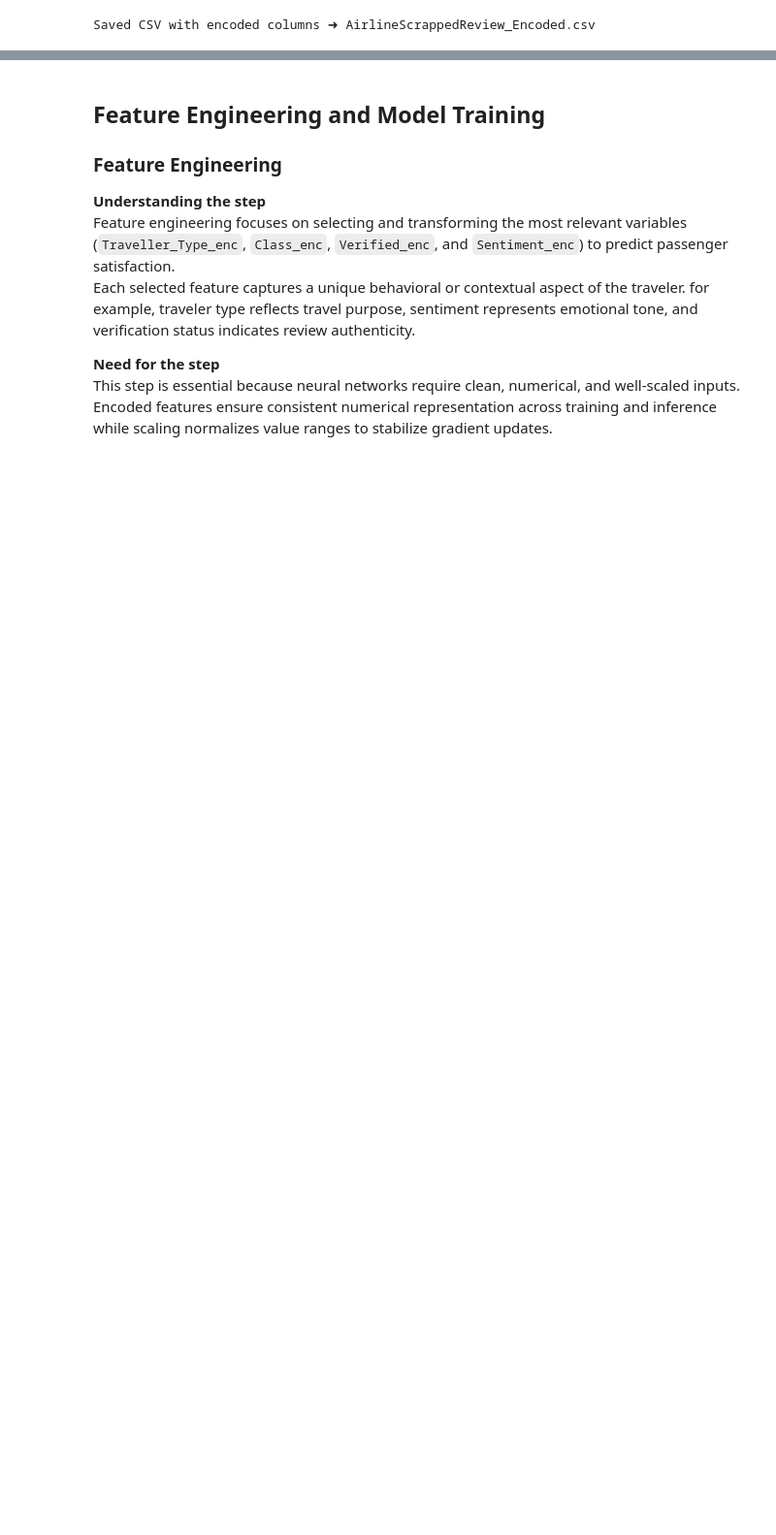
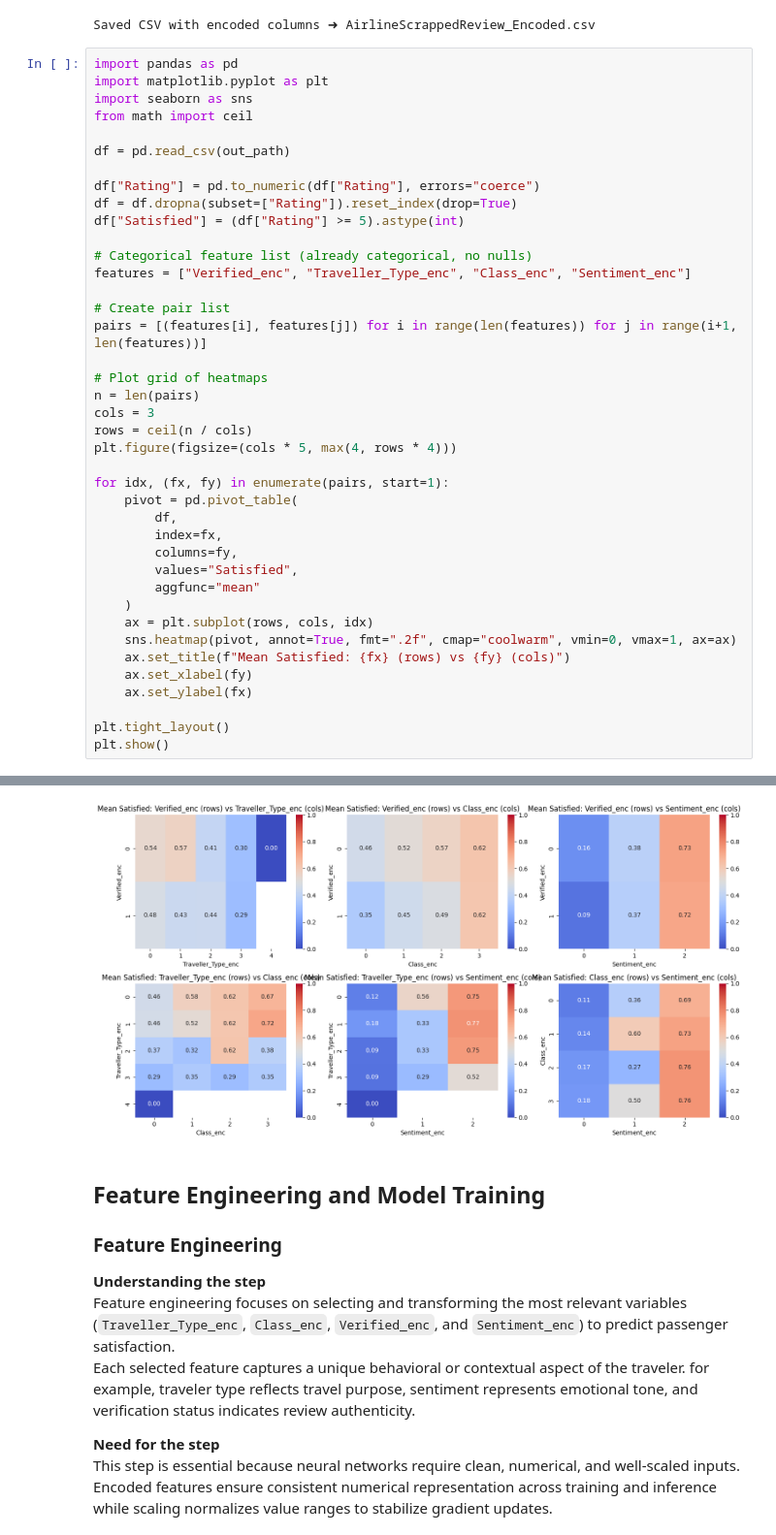
Before and after one commit to malakelmasry/AirlineCustomerHolidayBooking-Team123, a Jupyter notebook: milestone1-team123.ipynb, the cells around one changed output, grey strips where cells are left out. Shown at 97% size. Saved outputs shown, nothing was run; the diff lists cells and outputs as text; blank space fills up the shorter version.

```diff
--- a/milestone1-team123.ipynb
+++ b/milestone1-team123.ipynb
@@ -525,3 +525,44 @@ df.to_csv(out_path, index=False)
 print(f"Saved CSV with encoded columns ➜ {out_path}")
 # %% [output]
 Saved CSV with encoded columns ➜ AirlineScrappedReview_Encoded.csv
+# %%
+import pandas as pd
+import matplotlib.pyplot as plt
+import seaborn as sns
+from math import ceil
+
+df = pd.read_csv(out_path)
+
+df["Rating"] = pd.to_numeric(df["Rating"], errors="coerce")
+df = df.dropna(subset=["Rating"]).reset_index(drop=True)
+df["Satisfied"] = (df["Rating"] >= 5).astype(int)
+
+# Categorical feature list (already categorical, no nulls)
+features = ["Verified_enc", "Traveller_Type_enc", "Class_enc", "Sentiment_enc"]
+
+# Create pair list
+pairs = [(features[i], features[j]) for i in range(len(features)) for j in range(i+1, len(features))]
+
+# Plot grid of heatmaps
+n = len(pairs)
+cols = 3
+rows = ceil(n / cols)
+plt.figure(figsize=(cols * 5, max(4, rows * 4)))
+
+for idx, (fx, fy) in enumerate(pairs, start=1):
+    pivot = pd.pivot_table(
+        df,
+        index=fx,
+        columns=fy,
+        values="Satisfied",
+        aggfunc="mean"
+    )
+    ax = plt.subplot(rows, cols, idx)
+    sns.heatmap(pivot, annot=True, fmt=".2f", cmap="coolwarm", vmin=0, vmax=1, ax=ax)
+    ax.set_title(f"Mean Satisfied: {fx} (rows) vs {fy} (cols)")
+    ax.set_xlabel(fy)
+    ax.set_ylabel(fx)
+
+plt.tight_layout()
+plt.show()
+# %% [output]
@@ -528,3 +575,4 @@ Saved CSV with encoded columns ➜ AirlineScrappedReview_Encoded.csv
+[figure, added]
 # %% [markdown]
 ## Feature Engineering and Model Training
 
```
Also changed, not shown: parts of 14 cells of this notebook.
